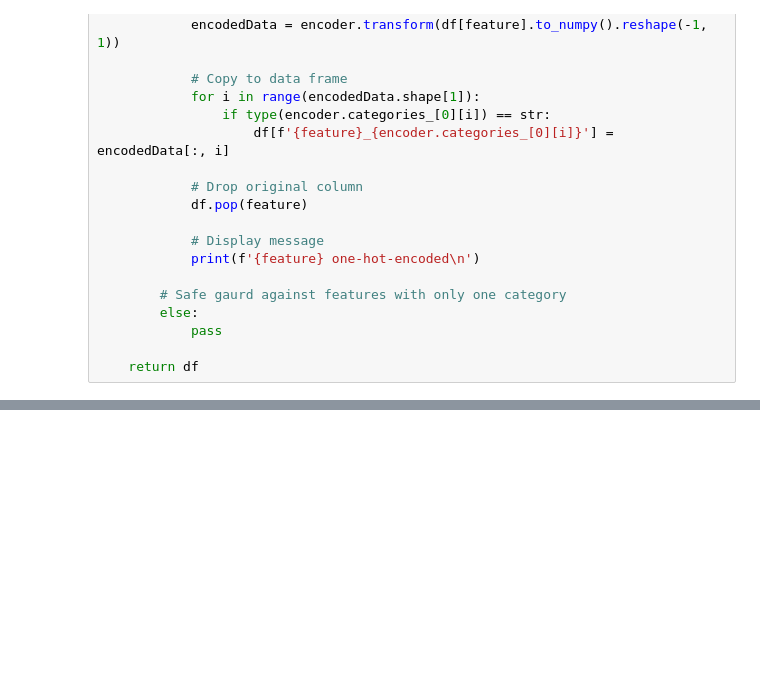
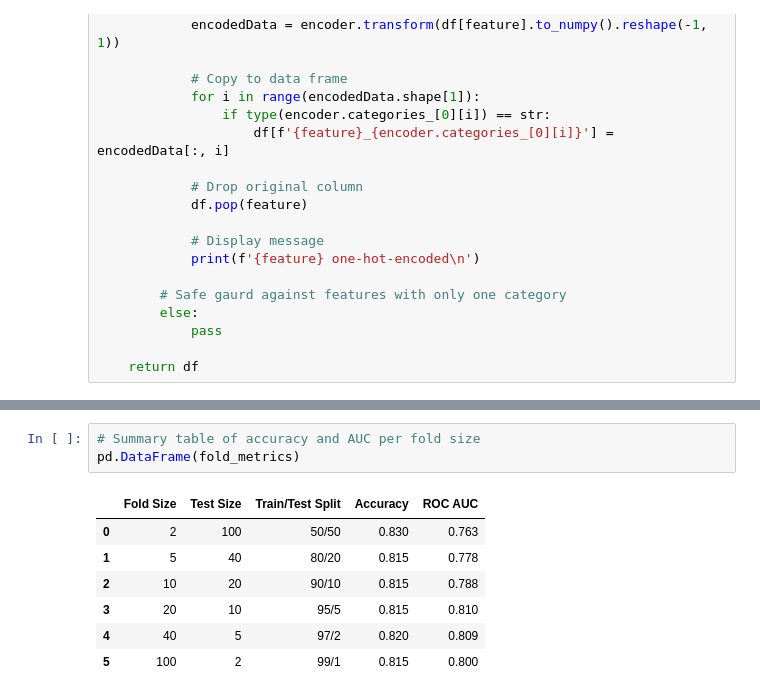
Before and after one commit to BrentonGraham/biomedical-ml-anschutz, a Jupyter notebook: 3. Logistic Regression & Cross-Validation/LogisticRegression&CrossValidation.ipynb, the cells around one changed output, grey strips where cells are left out. Cells and saved outputs as stored; diff of their text form; blank space fills up the shorter version.

```diff
--- a/3. Logistic Regression & Cross-Validation/LogisticRegression&CrossValidation.ipynb
+++ b/3. Logistic Regression & Cross-Validation/LogisticRegression&CrossValidation.ipynb
@@ -476,0 +519,11 @@ weighted avg       0.79      0.81      0.80       200
+# %%
+# Summary table of accuracy and AUC per fold size
+pd.DataFrame(fold_metrics)
+# %% [output]
+|  | Fold Size | Test Size | Train/Test Split | Accuracy | ROC AUC |
+| 0 | 2 | 100 | 50/50 | 0.830 | 0.763 |
+| 1 | 5 | 40 | 80/20 | 0.815 | 0.778 |
+| 2 | 10 | 20 | 90/10 | 0.815 | 0.788 |
+| 3 | 20 | 10 | 95/5 | 0.815 | 0.810 |
+| 4 | 40 | 5 | 97/2 | 0.820 | 0.809 |
+| 5 | 100 | 2 | 99/1 | 0.815 | 0.800 |
```
Also changed, not shown: parts of 29 cells of this notebook.
